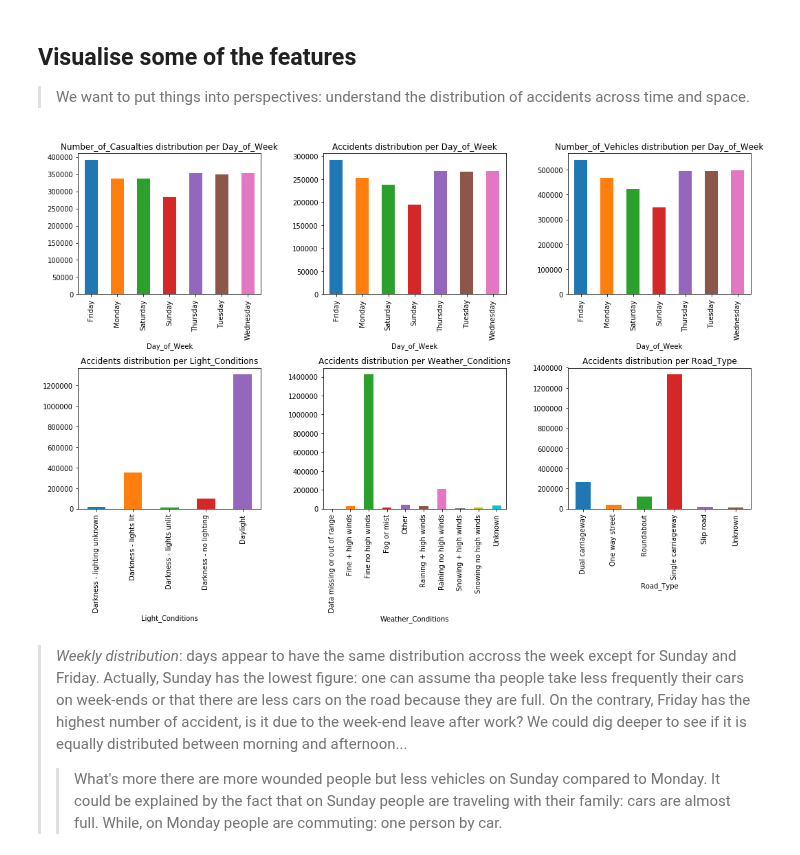
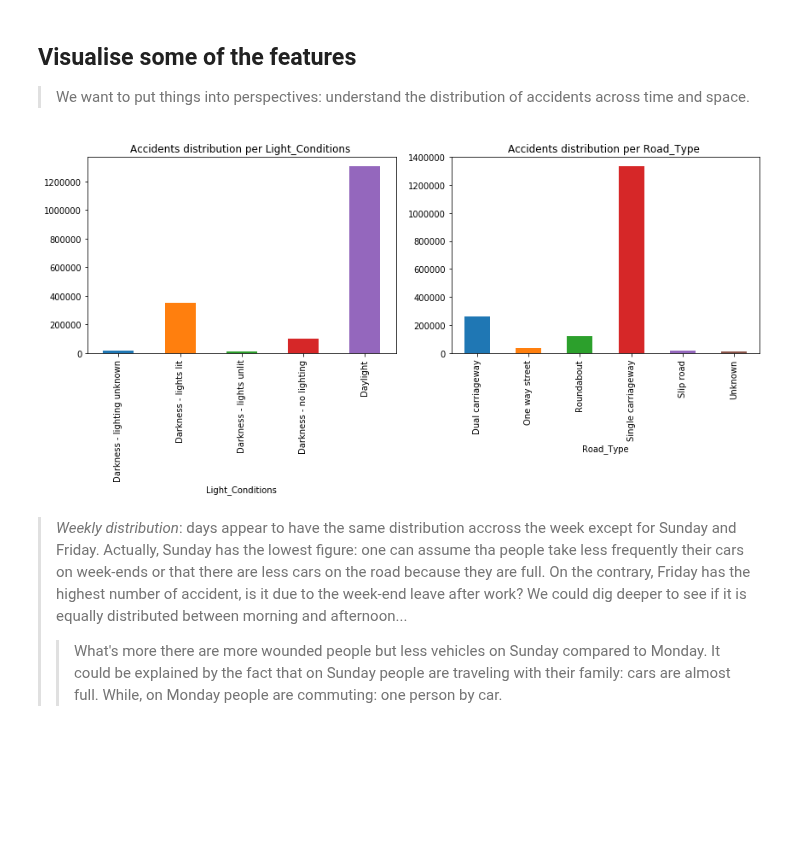
Before and after one commit to Eagleseb/survive-your-commuting, a Jupyter notebook: Milestone2.ipynb, the cells around one changed output. Cells and saved outputs as stored; diff of their text form; code cells hidden in the pictures; blank space fills up the shorter version.

```diff
--- a/Milestone2.ipynb
+++ b/Milestone2.ipynb
@@ -83,9 +83,12 @@ def plot_distrib(acc, group = "Day_of_Week", colname = 'index', ax = None, leg =
     Plot the distribution of colname per group for a given dataframe acc
     """
     if colname == 'index':
-        acc[acc[group] != -1].groupby([group]).count().iloc[:,0].plot.bar(x = group,
-                                                       title = "Accidents distribution per {} {}".format(group, leg),
-                                                       ax = ax)
+        temp = acc[acc[group] != -1].groupby([group]).count().iloc[:,0]
+        if group == "Car_Passenger":
+            temp = temp[1:]
+        temp.plot.bar(x = group,
+                    title = "Accidents distribution per {} {}".format(group, leg),
+                    ax = ax)
     else:
         acc[acc[group] != -1].groupby([group])[colname].sum().plot.bar(x = group,
                                                      title = "{} distribution per {} {}".format(colname, group, leg),
@@ -198,16 +201,12 @@ accidents.head()
 > We want to put things into perspectives: understand the distribution of accidents across time and space.
 # %%
 #Weekly distribution, plots using the accidents dataframe
-fig, axes = plt.subplots(2, 3, figsize=(15, 10))
-plot_distrib(accidents, colname = "Number_of_Casualties", ax = axes[0][0])
-plot_distrib(accidents, ax = axes[0][1])
-plot_distrib(accidents, colname = "Number_of_Vehicles", ax = axes[0][2])
-plot_distrib(accidents, group = "Light_Conditions", ax = axes[1][0])
-plot_distrib(accidents, group = "Weather_Conditions", ax = axes[1][1])
-plot_distrib(accidents, group ="Road_Type", ax = axes[1][2])
+fig, axes = plt.subplots(1, 2, figsize=(12, 6))
+plot_distrib(accidents, group = "Light_Conditions", ax = axes[0])
+plot_distrib(accidents, group ="Road_Type", ax = axes[1])
 fig.tight_layout()
 # %% [output]
-[figure, old version]
+[figure, new version]
 # %% [markdown]
 > *Weekly distribution*: days appear to have the same distribution accross the week except for Sunday and Friday. Actually, Sunday has the lowest figure: one can assume tha people take less frequently their cars on week-ends or that there are less cars on the road because they are full. On the contrary, Friday has the highest number of accident, is it due to the week-end leave after work? We could dig deeper to see if it is equally distributed between morning and afternoon...
 >>What's more there are more wounded people but less vehicles on Sunday compared to Monday. It could be explained by the fact that on Sunday people are traveling with their family: cars are almost full. While, on Monday people are commuting: one person by car.
```
Also changed, not shown: parts of 8 cells of this notebook, 10 other files.
